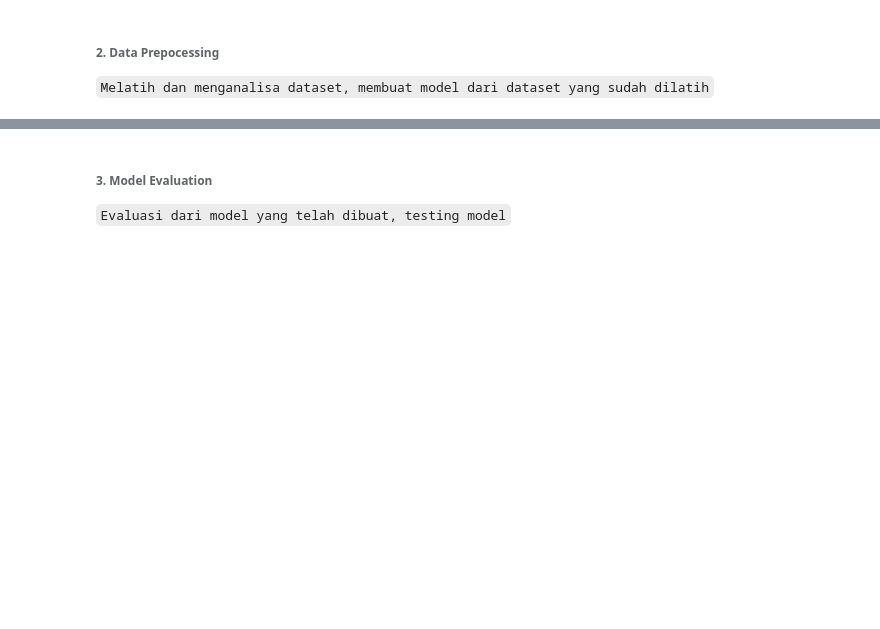
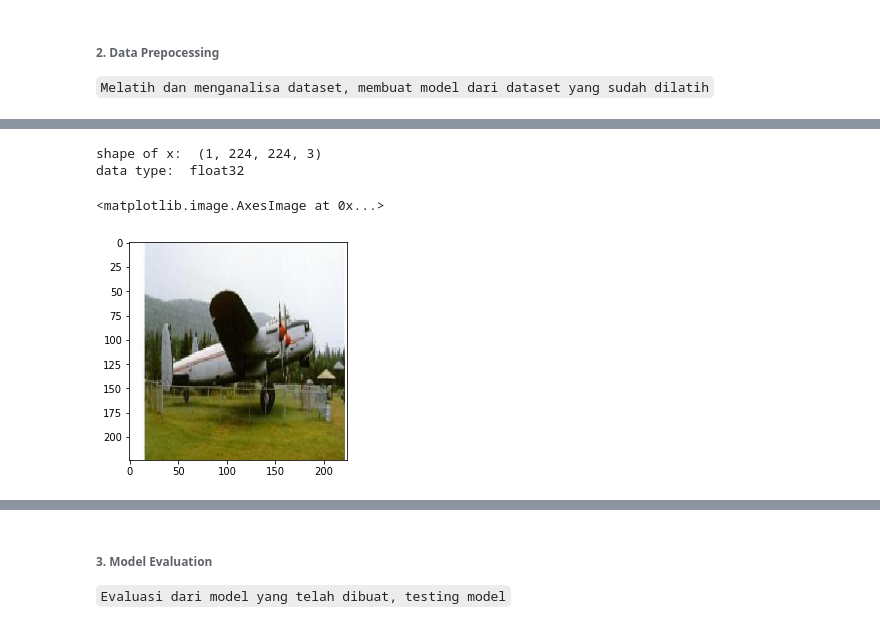
Before and after one commit to rasvanjaya21/animals-image-retrieval, a Jupyter notebook: code.ipynb, the cells around one changed output, grey strips where cells are left out. Saved outputs shown, nothing was run; the diff lists cells and outputs as text; code cells hidden in the pictures; blank space fills up the shorter version.

```diff
--- a/code.ipynb
+++ b/code.ipynb
@@ -18,0 +88,4 @@ ___
+# %%
+# init model VGG16 dan menampilkan summary
+model = VGG16(weights='imagenet', include_top=True)
+model.summary()
@@ -18,0 +110,19 @@ ___
+# %%
+# membuat fungsi untuk load citra
+def load_image(path):
+    img = image.load_img(path, target_size=model.input_shape[1:3])
+    x = image.img_to_array(img)
+    x = np.expand_dims(x, axis=0)
+    x = preprocess_input(x)
+    return img, x
+# %%
+# menampilkan citra, shape dan tipe data nya
+img, x = load_image("/tmp/dataset/airplanes/image_0011.jpg")
+print("shape of x: ", x.shape)
+print("data type: ", x.dtype)
+plt.imshow(img)
+# %% [output]
+shape of x:  (1, 224, 224, 3)
+data type:  float32
+<matplotlib.image.AxesImage at 0x...>
+[figure, added]
```
Also changed, not shown: parts of 11 cells of this notebook.
